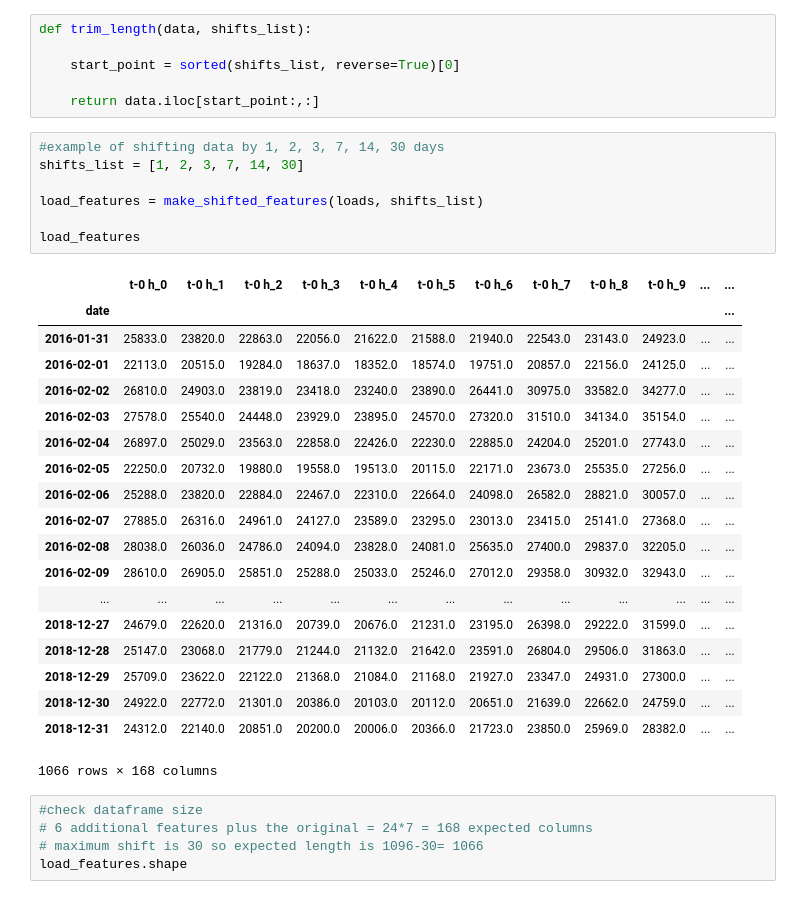
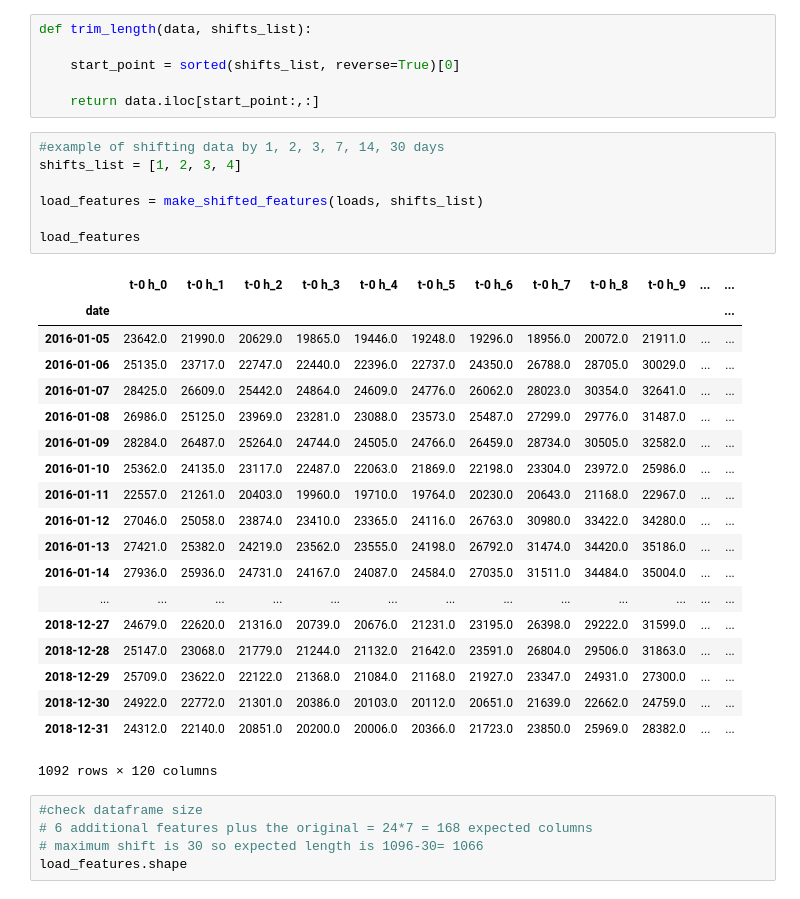
Before and after one commit to kolasniwash/short-term-energy-demand-forecasting, a Jupyter notebook: data_features_preprocessing.ipynb, the cells around one changed output. Drawn from its saved outputs; the diff is of its cells as text.

```diff
--- a/data_features_preprocessing.ipynb
+++ b/data_features_preprocessing.ipynb
@@ -252,31 +252,31 @@ def trim_length(data, shifts_list):
     return data.iloc[start_point:,:]
 # %%
 #example of shifting data by 1, 2, 3, 7, 14, 30 days
-shifts_list = [1, 2, 3, 7, 14, 30]
+shifts_list = [1, 2, 3, 4]
 
 load_features = make_shifted_features(loads, shifts_list)
 
 load_features
 # %% [output]
 |  | t-0 h_0 | t-0 h_1 | t-0 h_2 | t-0 h_3 | t-0 h_4 | t-0 h_5 | t-0 h_6 | t-0 h_7 | t-0 h_8 | t-0 h_9 | ... | ... |
 | date |  |  |  |  |  |  |  |  |  |  |  | ... |
-| 2016-01-31 | 25833.0 | 23820.0 | 22863.0 | 22056.0 | 21622.0 | 21588.0 | 21940.0 | 22543.0 | 23143.0 | 24923.0 | ... | ... |
-| 2016-02-01 | 22113.0 | 20515.0 | 19284.0 | 18637.0 | 18352.0 | 18574.0 | 19751.0 | 20857.0 | 22156.0 | 24125.0 | ... | ... |
-| 2016-02-02 | 26810.0 | 24903.0 | 23819.0 | 23418.0 | 23240.0 | 23890.0 | 26441.0 | 30975.0 | 33582.0 | 34277.0 | ... | ... |
-| 2016-02-03 | 27578.0 | 25540.0 | 24448.0 | 23929.0 | 23895.0 | 24570.0 | 27320.0 | 31510.0 | 34134.0 | 35154.0 | ... | ... |
-| 2016-02-04 | 26897.0 | 25029.0 | 23563.0 | 22858.0 | 22426.0 | 22230.0 | 22885.0 | 24204.0 | 25201.0 | 27743.0 | ... | ... |
-| 2016-02-05 | 22250.0 | 20732.0 | 19880.0 | 19558.0 | 19513.0 | 20115.0 | 22171.0 | 23673.0 | 25535.0 | 27256.0 | ... | ... |
-| 2016-02-06 | 25288.0 | 23820.0 | 22884.0 | 22467.0 | 22310.0 | 22664.0 | 24098.0 | 26582.0 | 28821.0 | 30057.0 | ... | ... |
-| 2016-02-07 | 27885.0 | 26316.0 | 24961.0 | 24127.0 | 23589.0 | 23295.0 | 23013.0 | 23415.0 | 25141.0 | 27368.0 | ... | ... |
-| 2016-02-08 | 28038.0 | 26036.0 | 24786.0 | 24094.0 | 23828.0 | 24081.0 | 25635.0 | 27400.0 | 29837.0 | 32205.0 | ... | ... |
-| 2016-02-09 | 28610.0 | 26905.0 | 25851.0 | 25288.0 | 25033.0 | 25246.0 | 27012.0 | 29358.0 | 30932.0 | 32943.0 | ... | ... |
+| 2016-01-05 | 23642.0 | 21990.0 | 20629.0 | 19865.0 | 19446.0 | 19248.0 | 19296.0 | 18956.0 | 20072.0 | 21911.0 | ... | ... |
+| 2016-01-06 | 25135.0 | 23717.0 | 22747.0 | 22440.0 | 22396.0 | 22737.0 | 24350.0 | 26788.0 | 28705.0 | 30029.0 | ... | ... |
+| 2016-01-07 | 28425.0 | 26609.0 | 25442.0 | 24864.0 | 24609.0 | 24776.0 | 26062.0 | 28023.0 | 30354.0 | 32641.0 | ... | ... |
+| 2016-01-08 | 26986.0 | 25125.0 | 23969.0 | 23281.0 | 23088.0 | 23573.0 | 25487.0 | 27299.0 | 29776.0 | 31487.0 | ... | ... |
+| 2016-01-09 | 28284.0 | 26487.0 | 25264.0 | 24744.0 | 24505.0 | 24766.0 | 26459.0 | 28734.0 | 30505.0 | 32582.0 | ... | ... |
+| 2016-01-10 | 25362.0 | 24135.0 | 23117.0 | 22487.0 | 22063.0 | 21869.0 | 22198.0 | 23304.0 | 23972.0 | 25986.0 | ... | ... |
+| 2016-01-11 | 22557.0 | 21261.0 | 20403.0 | 19960.0 | 19710.0 | 19764.0 | 20230.0 | 20643.0 | 21168.0 | 22967.0 | ... | ... |
+| 2016-01-12 | 27046.0 | 25058.0 | 23874.0 | 23410.0 | 23365.0 | 24116.0 | 26763.0 | 30980.0 | 33422.0 | 34280.0 | ... | ... |
+| 2016-01-13 | 27421.0 | 25382.0 | 24219.0 | 23562.0 | 23555.0 | 24198.0 | 26792.0 | 31474.0 | 34420.0 | 35186.0 | ... | ... |
+| 2016-01-14 | 27936.0 | 25936.0 | 24731.0 | 24167.0 | 24087.0 | 24584.0 | 27035.0 | 31511.0 | 34484.0 | 35004.0 | ... | ... |
 | ... | ... | ... | ... | ... | ... | ... | ... | ... | ... | ... | ... | ... |
 | 2018-12-27 | 24679.0 | 22620.0 | 21316.0 | 20739.0 | 20676.0 | 21231.0 | 23195.0 | 26398.0 | 29222.0 | 31599.0 | ... | ... |
 | 2018-12-28 | 25147.0 | 23068.0 | 21779.0 | 21244.0 | 21132.0 | 21642.0 | 23591.0 | 26804.0 | 29506.0 | 31863.0 | ... | ... |
 | 2018-12-29 | 25709.0 | 23622.0 | 22122.0 | 21368.0 | 21084.0 | 21168.0 | 21927.0 | 23347.0 | 24931.0 | 27300.0 | ... | ... |
 | 2018-12-30 | 24922.0 | 22772.0 | 21301.0 | 20386.0 | 20103.0 | 20112.0 | 20651.0 | 21639.0 | 22662.0 | 24759.0 | ... | ... |
 | 2018-12-31 | 24312.0 | 22140.0 | 20851.0 | 20200.0 | 20006.0 | 20366.0 | 21723.0 | 23850.0 | 25969.0 | 28382.0 | ... | ... |
-1066 rows × 168 columns
+1092 rows × 120 columns
 # %%
 #check dataframe size
 # 6 additional features plus the original = 24*7 = 168 expected columns
```
Also changed, not shown: parts of 2 cells of this notebook, 2 other files.
